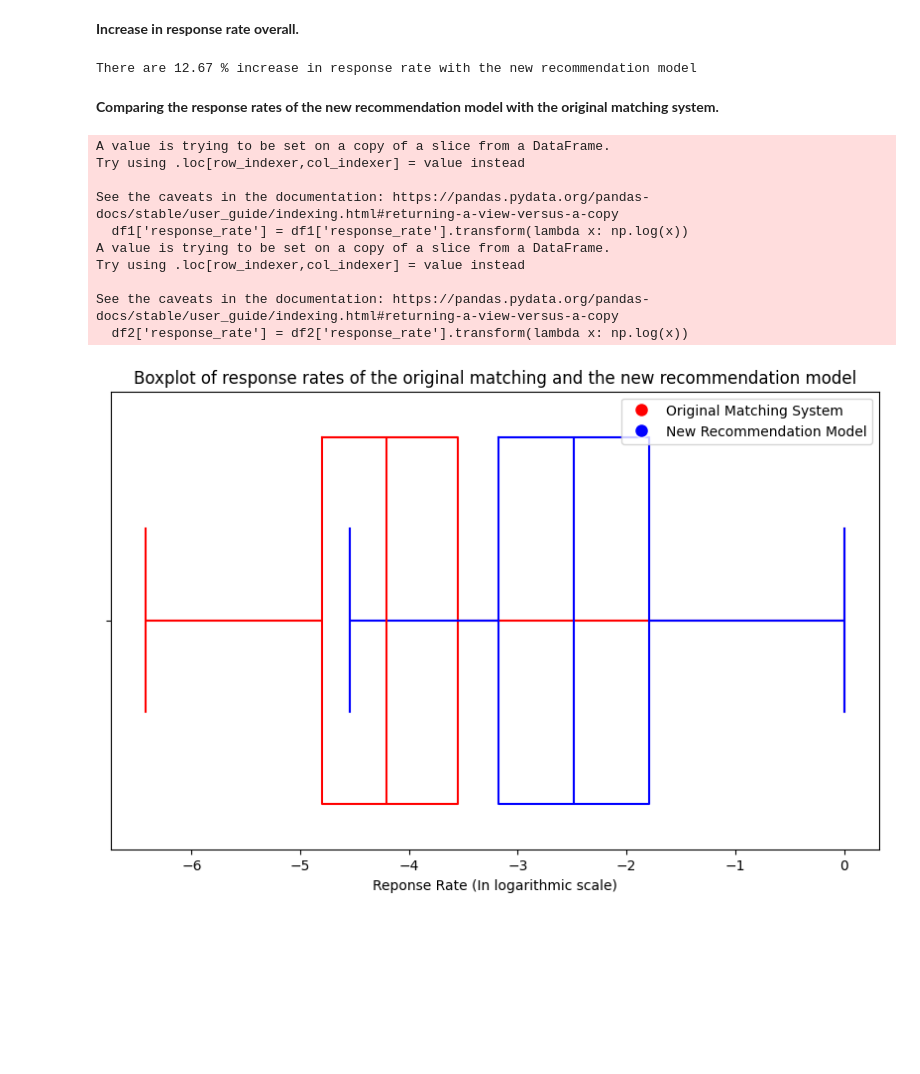
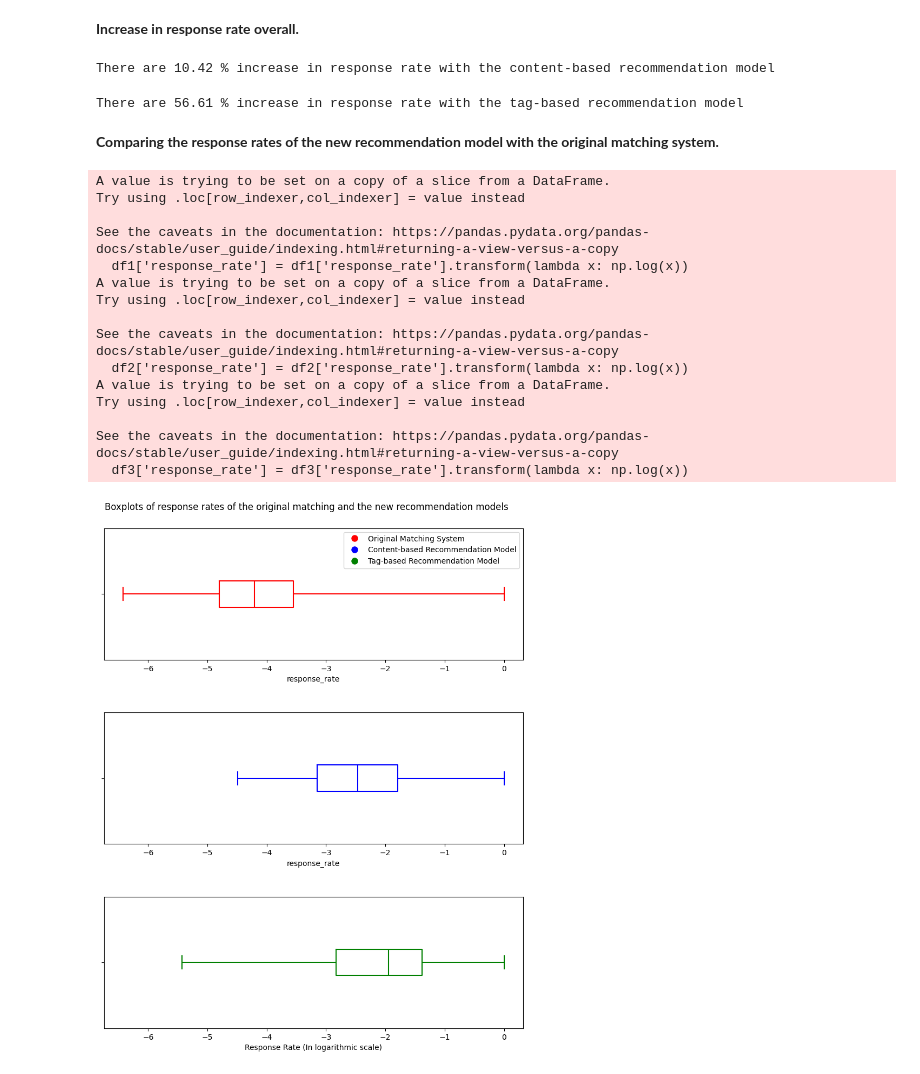
Before and after one commit to dqminhv/careervillage-question-recommendation-system, a Jupyter notebook: Notebook/Modeling.ipynb, the cells around one changed output. Saved outputs shown, nothing was run; the diff lists cells and outputs as text; code cells hidden in the pictures; blank space fills up the shorter version.

Commit message:
update modeling notebook

```diff
--- a/Notebook/Modeling.ipynb
+++ b/Notebook/Modeling.ipynb
@@ -186,0 +229,3 @@ recommendation_df_response_rate['response_rate'] = recommendation_df_response_ra
+# %%
+#Create a boolean is_match column that indicates whether a professional,question pair results in an answer
+tag_based_recommendation_df['is_answered'] = tag_based_recommendation_df['prof_ques_pair'].isin(test_question_w_answer_set)
@@ -187,3 +243,13 @@ recommendation_df_response_rate['response_rate'] = recommendation_df_response_ra
+# %%
+#Create a response rate dataframe
+#One column for number of professionals each question is assigned
+#One column for the number of answers that question received
+#One column that calCulate the response rate for each question
+tag_based_recommendation_df_response_rate = tag_based_recommendation_df.groupby('question_id', as_index=False).\
+                                    agg({'professional_id':'count','is_answered':'sum'})
+# %%
+tag_based_recommendation_df_response_rate['response_rate'] = tag_based_recommendation_df_response_rate['is_answered'] /\
+                                                tag_based_recommendation_df_response_rate['professional_id']
 # %% [markdown]
 ## Model Comparison
 # %% [markdown]
@@ -194,7 +261,11 @@ new_resp_rate = recommendation_df['is_answered'].sum()/recommendation_df.shape[0
 # %%
-print("There are {:.2f} % increase in response rate with the new recommendation model".format((new_resp_rate - org_resp_rate) * 100 / org_resp_rate))
+print("There are {:.2f} % increase in response rate with the content-based recommendation model".format((content_based_resp_rate - org_resp_rate) * 100 / org_resp_rate))
 # %% [output]
-There are 12.67 % increase in response rate with the new recommendation model
+There are 10.42 % increase in response rate with the content-based recommendation model
+# %%
+print("There are {:.2f} % increase in response rate with the tag-based recommendation model".format((tag_based_resp_rate - org_resp_rate) * 100 / org_resp_rate))
+# %% [output]
+There are 56.61 % increase in response rate with the tag-based recommendation model
 # %% [markdown]
 **Comparing the response rates of the new recommendation model with the original matching system.**
 # %%
@@ -202,8 +273,11 @@ There are 12.67 % increase in response rate with the new recommendation model
 df1 = professional_question_test_response_rate[['response_rate']]
 df1['response_rate'] = df1['response_rate'].transform(lambda x: np.log(x))
 
-df2 = recommendation_df_response_rate[['response_rate']]
+df2 = content_based_recommendation_df_response_rate[['response_rate']]
 df2['response_rate'] = df2['response_rate'].transform(lambda x: np.log(x))
+
+df3 = tag_based_recommendation_df_response_rate[['response_rate']]
+df3['response_rate'] = df3['response_rate'].transform(lambda x: np.log(x))
 # %% [output]
 A value is trying to be set on a copy of a slice from a DataFrame.
 Try using .loc[row_indexer,col_indexer] = value instead
@@ -215,20 +289,41 @@ Try using .loc[row_indexer,col_indexer] = value instead
 
 See the caveats in the documentation: https://pandas.pydata.org/pandas-docs/stable/user_guide/indexing.html#returning-a-view-versus-a-copy
   df2['response_rate'] = df2['response_rate'].transform(lambda x: np.log(x))
+A value is trying to be set on a copy of a slice from a DataFrame.
+Try using .loc[row_indexer,col_indexer] = value instead
+
+See the caveats in the documentation: https://pandas.pydata.org/pandas-docs/stable/user_guide/indexing.html#returning-a-view-versus-a-copy
+  df3['response_rate'] = df3['response_rate'].transform(lambda x: np.log(x))
-# %%
-plt.figure(figsize=(10, 6))
-
-sns.boxplot(data=df1, x='response_rate', whis=(0, 100), color='r', fill=False)
-sns.boxplot(data=df2, x='response_rate', whis=(0, 100), color='b', fill=False)
-
-legend_elements = [Line2D([0], [0], marker='o', color='w', markerfacecolor='red', markersize=10, label='Original Matching System'),
-                   Line2D([0], [0], marker='o', color='w', markerfacecolor='blue', markersize=10, label='New Recommendation Model')]
-
-plt.legend(handles=legend_elements)
-
-plt.xlabel("Reponse Rate (In logarithmic scale)")
-plt.title('Boxplot of response rates of the original matching and the new recommendation model')
-plt.show()
-# %% [output]
-[figure, removed]
+# %%
+# Assuming df1, df2, and df3 are your dataframes
+plt.figure(figsize=(10, 12))  # Adjust the figure size
+
+# Create subplots
+ax1 = plt.subplot(311)
+ax2 = plt.subplot(312, sharex=ax1)
+ax3 = plt.subplot(313, sharex=ax1)
+
+# Boxplots on separate subplots
+sns.boxplot(data=df1, x='response_rate', whis=(0, 100), color='red', fill=False, width=0.2, ax=ax1)
+sns.boxplot(data=df2, x='response_rate', whis=(0, 100), color='blue', fill=False, width=0.2, ax=ax2)
+sns.boxplot(data=df3, x='response_rate', whis=(0, 100), color='green', fill=False, width=0.2, ax=ax3)
+
+# Custom legend
+legend_elements = [
+    Line2D([0], [0], marker='o', color='w', markerfacecolor='red', markersize=10, label='Original Matching System'),
+    Line2D([0], [0], marker='o', color='w', markerfacecolor='blue', markersize=10, label='Content-based Recommendation Model'),
+    Line2D([0], [0], marker='o', color='w', markerfacecolor='green', markersize=10, label='Tag-based Recommendation Model')
+]
+
+# Apply legend to the first subplot
+ax1.legend(handles=legend_elements)
+
+# Adjust layout
+plt.subplots_adjust(hspace=0.4)  # Adjust the vertical spacing between subplots
+
+plt.xlabel("Response Rate (In logarithmic scale)")
+plt.suptitle('Boxplots of response rates of the original matching and the new recommendation models', y=0.92)
+plt.show()
+# %% [output]
+[figure, added]
 # %% [markdown]
```
Also changed, not shown: parts of 25 cells of this notebook.
